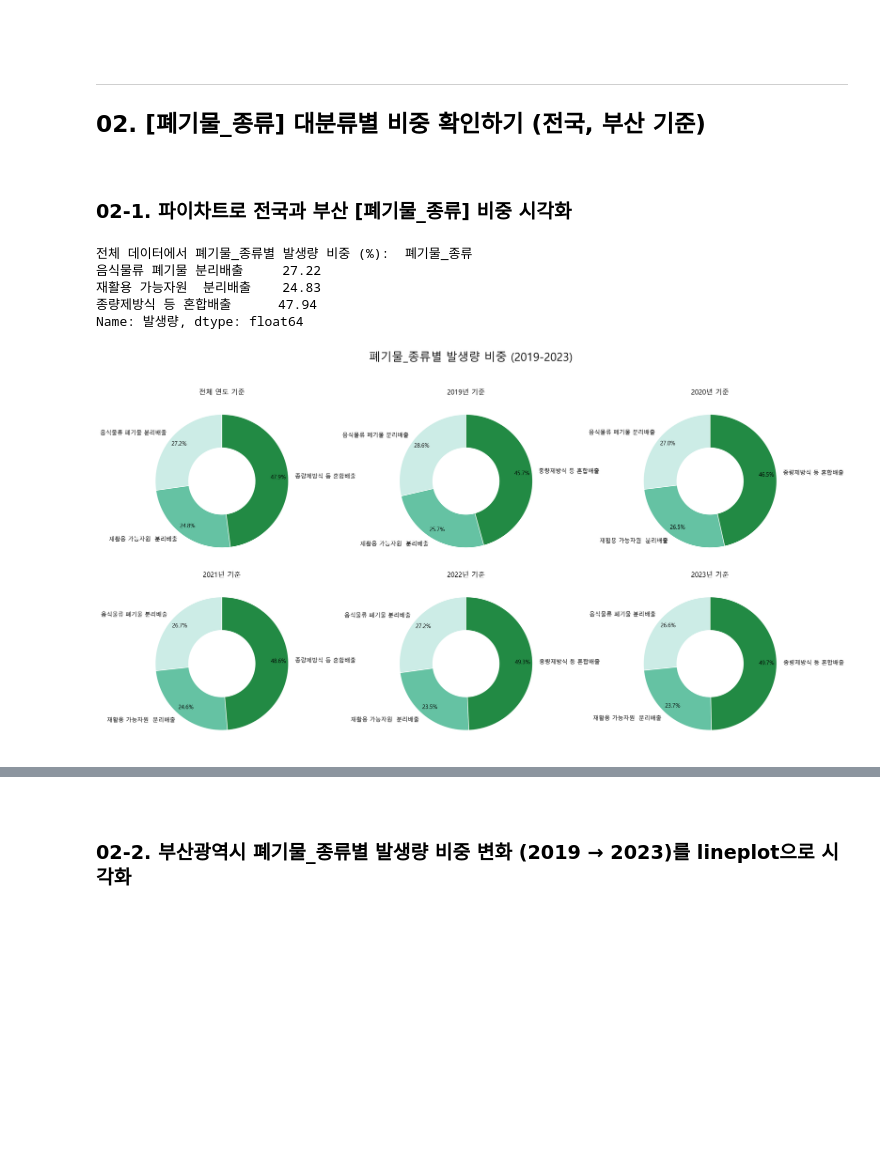
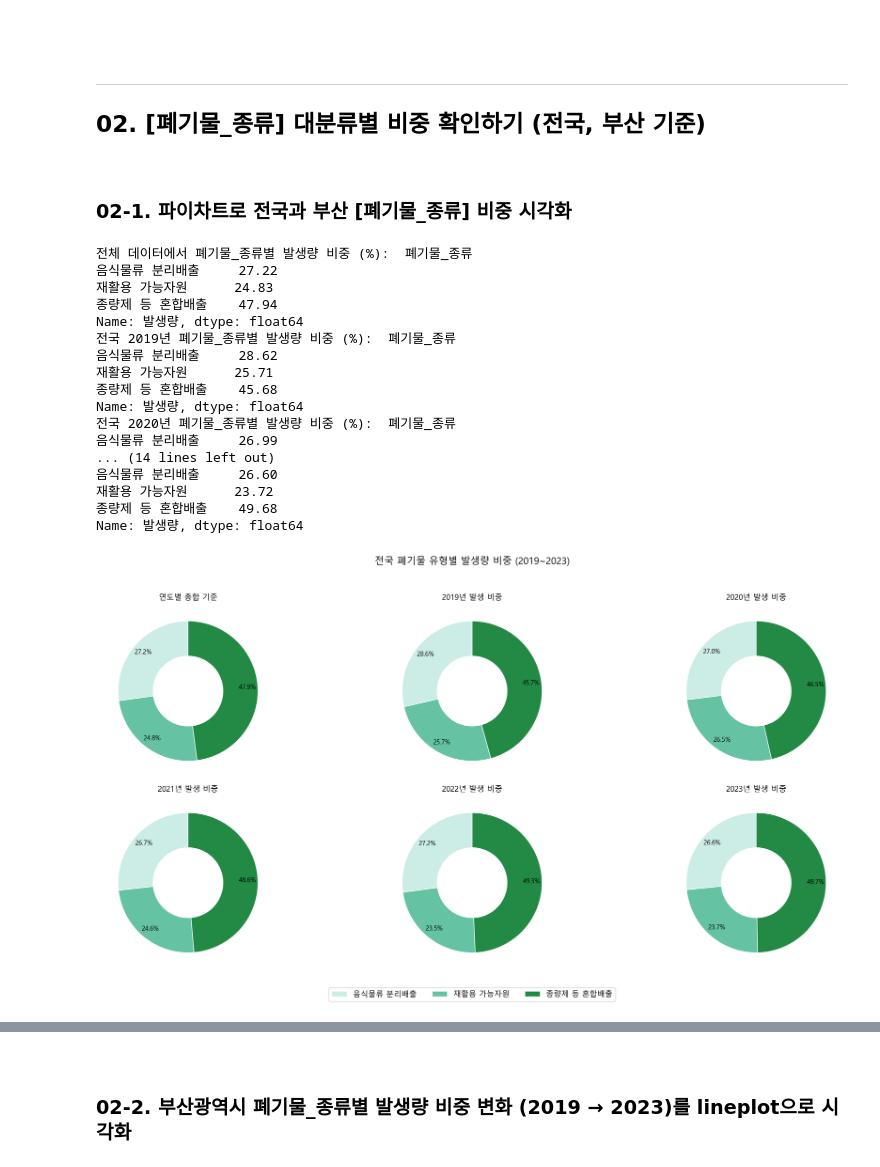
Before and after one commit to kimsang0220/Busan_Big_Data, a Jupyter notebook: KBR/3_폐기물데이터EDA.ipynb, the cells around one changed output, grey strips where cells are left out. Drawn from its saved outputs; the diff is of its cells as text; code cells hidden in the pictures; blank space fills up the shorter version.

```diff
--- a/KBR/3_폐기물데이터EDA.ipynb
+++ b/KBR/3_폐기물데이터EDA.ipynb
@@ -184,0 +189,8 @@ Name: 폐기물_종류2, dtype: object
+# %%
+# 폐기물_분류 값 일괄 수정
+waste["폐기물_종류"] = waste["폐기물_종류"].replace({
+    "종량제방식 등 혼합배출": "종량제 등 혼합배출",
+    "재활용 가능자원  분리배출": "재활용 가능자원",
+    "음식물류 폐기물 분리배출": "음식물류 분리배출"
+})
+waste["폐기물_종류"].unique()
@@ -215,7 +229,7 @@ years = [2019, 2020, 2021, 2022, 2023]
 fig, axs = plt.subplots(2, 3, figsize=(18, 10))
 axs = axs.flatten()
 
-palette = sns.color_palette("BuGn", 3)
+colors = sns.color_palette("BuGn", 3)
 
 # 0번째 subplot: 전체 연도 통합
 total_amount = waste["발생량"].sum()
@@ -225,45 +239,65 @@ print("전체 데이터에서 폐기물_종류별 발생량 비중 (%): ", cat_a
 
 axs[0].pie(
     cat_amount_pct.values,
-    labels=cat_amount_pct.index,
+    labels=None,
     autopct='%1.1f%%',
     startangle=90,
     wedgeprops=dict(width=0.5, edgecolor='w'),
     pctdistance=0.85,
-    colors=palette,
+    colors=colors,
     textprops={'fontsize': 10}
 )
-axs[0].set_title("전체 연도 기준")
+axs[0].set_title("연도별 총합 기준")
 
 # 연도별 pie chart
 for i, year in enumerate(years):
     yearly_data = waste[waste["연도"] == year]
     yearly_total = yearly_data["발생량"].sum()
     yearly_cat = yearly_data.groupby("폐기물_종류")["발생량"].sum()
     yearly_cat_pct = (yearly_cat / yearly_total * 100).round(2)
-#     print(f"전국 {year}년 폐기물_종류별 발생량 비중 (%): ", yearly_cat_pct)
+    print(f"전국 {year}년 폐기물_종류별 발생량 비중 (%): ", yearly_cat_pct)
 
     axs[i+1].pie(
         yearly_cat_pct.values,
-        labels=yearly_cat_pct.index,
+        labels=None,
         autopct='%1.1f%%',
         startangle=90,
         wedgeprops=dict(width=0.5, edgecolor='w'),
         pctdistance=0.85,
         colors=palette,
         textprops={'fontsize': 10}
     )
-    axs[i+1].set_title(f"{year}년 기준")
+    axs[i+1].set_title(f"{year}년 발생 비중")
+
+axs[4].legend(
+    cat_amount_pct.index.tolist(),
+    loc='lower center',
+    bbox_to_anchor=(0.5, -0.2),
+    ncol=3,
+    fontsize=12
+)
 
 for ax in axs:
     ax.set_aspect("equal")
 
-plt.suptitle("폐기물_종류별 발생량 비중 (2019-2023)", fontsize=20)
+plt.suptitle("전국 폐기물 유형별 발생량 비중 (2019~2023)", fontsize=15)
 plt.tight_layout(rect=[0, 0, 1, 0.95])
 # %% [output]
 전체 데이터에서 폐기물_종류별 발생량 비중 (%):  폐기물_종류
-음식물류 폐기물 분리배출     27.22
-재활용 가능자원  분리배출    24.83
-종량제방식 등 혼합배출      47.94
+음식물류 분리배출     27.22
+재활용 가능자원      24.83
+종량제 등 혼합배출    47.94
 Name: 발생량, dtype: float64
+전국 2019년 폐기물_종류별 발생량 비중 (%):  폐기물_종류
+음식물류 분리배출     28.62
+재활용 가능자원      25.71
+종량제 등 혼합배출    45.68
+Name: 발생량, dtype: float64
+전국 2020년 폐기물_종류별 발생량 비중 (%):  폐기물_종류
+음식물류 분리배출     26.99
+... (14 lines left out)
+음식물류 분리배출     26.60
+재활용 가능자원      23.72
+종량제 등 혼합배출    49.68
+Name: 발생량, dtype: float64
-[figure, old version]
+[figure, new version]
```
Also changed, not shown: parts of 16 cells of this notebook.
